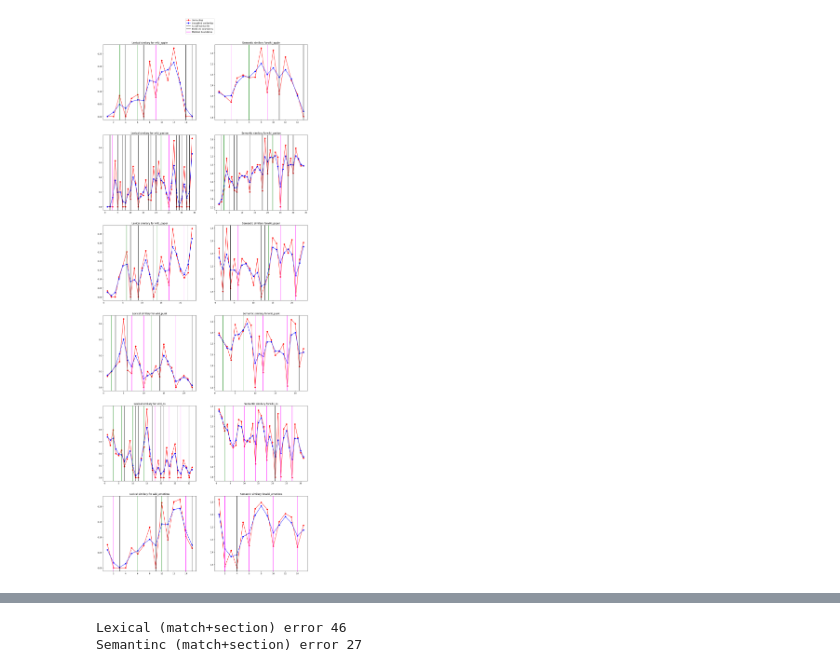
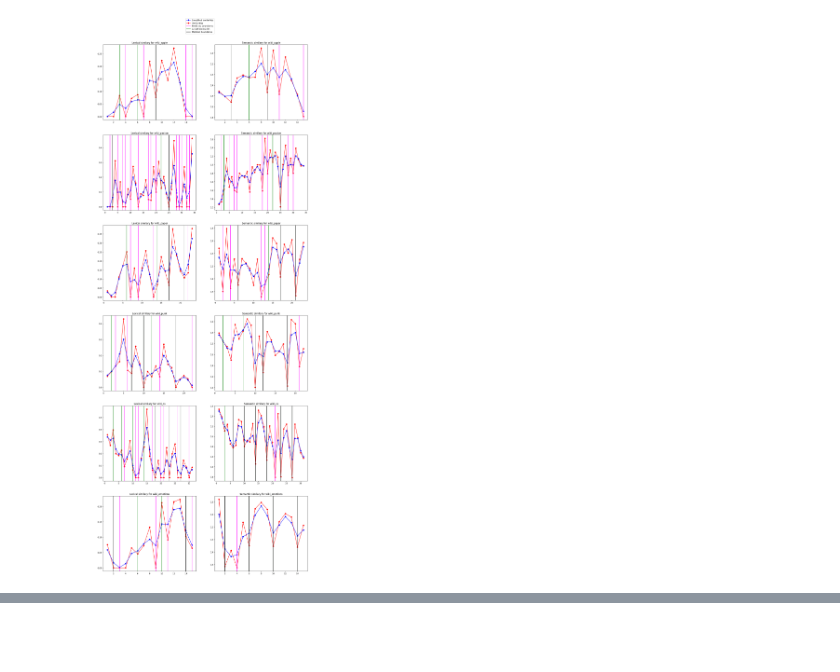
Before and after one commit to daniel-haures/natural-language-procesing, a Jupyter notebook: 3_Project/text_tilling.ipynb, the cells around one changed output, grey strips where cells are left out. Drawn from its saved outputs; the diff is of its cells as text; code cells hidden in the pictures; blank space fills up the shorter version.

```diff
--- a/3_Project/text_tilling.ipynb
+++ b/3_Project/text_tilling.ipynb
@@ -172,83 +193,64 @@ for doc in docs:
     doc_splitted=doc_t.split('<SENTENCE_SEP>')
     docs_sent_by_sent.append(doc_splitted)
 # %%
+#Numero di frasi contenute in ogni blocco
+N_BLOCK=1
+#Valore che regola il livello di smoothing del similarity score
+SMOOTH=0.7
+#Valore che regola se un depthscore venga considerato come boundary o meno (mean-std/SECTION_SENS)
+SECTION_SENS=2
 
-#In entrambi impostare N_BLOCK a 3 peggiora le prestazioni
-#
-#numero di frasi considerate in un blocco
-#1 0.7 2 (47 25)
-#1 0.7 1 (50 30)
-#3 0.2 0.5
-N_BLOCK=1
-SMOOTH=0.7
-SECTION_SENS=2
+#Genera (len(docs))*2 sotto grafici
+figure, axis = plt.subplots(len(docs), 2)
+figure.set_size_inches(18.5, 8*(len(docs)))
 
 
 boundaries_list=[]
 boundaries_error_list=[]
-
-figure, axis = plt.subplots(len(docs), 2)
-figure.set_size_inches(18.5, 8*(len(docs)))
 
 for DOC_NUM in range(0,len(docs)):
 
     doc=docs_sent_by_sent[DOC_NUM]
     blocks = extrack_blocks(N_BLOCK, doc)
 
+    #Calcola la similarità per ciascun blocco
     lexical_similarities=[]
     transformer_similarities=[]
     for i in range(0,len(blocks)-1):
-        print(blocks[i])
-        print(blocks[i+1])
 
-        lex_similarity=cosine_similarity(blocks[i],blocks[i+1])
+        lex_similarity=lexical_similarity_fun(blocks[i],blocks[i+1])
         lexical_similarities.append(lex_similarity)
-        bert_similarity=sentence_transformer_similarity(blocks[i],blocks[i+1])
+        bert_similarity=semantic_similarity_fun(blocks[i],blocks[i+1])
         transformer_similarities.append(bert_similarity)
 
+    #Applica il filtro gaussiano agli score di similarità
     smoothed_lexical_similarities=gaussian_filter1d(lexical_similarities, sigma=SMOOTH)
     smoothed_transformer_similarities=gaussian_filter1d(transformer_similarities, sigma=SMOOTH)
 
-
-
-
+    #Estrai i tagli e calcola l'errore per la similarità lessicale
     boundaries_lex=get_boundaries(smoothed_lexical_similarities,N_BLOCK,SECTION_SENS)
     boundaries_error_lex=boundaries_error(docs_sections[DOC_NUM],boundaries_lex)
 
+    #Estrai i tagli e calcola l'errore per la similarità semantica
     boundaries_emb=get_boundaries(smoothed_transformer_similarities,N_BLOCK,SECTION_SENS)
     boundaries_error_emb=boundaries_error(docs_sections[DOC_NUM],boundaries_emb)
 
+    #Salva i risultati come tuple (lexical output, semantic output)
     boundaries_list.append((boundaries_lex,boundaries_emb))
     boundaries_error_list.append((boundaries_error_lex,boundaries_error_emb))
 
-
-    plot_similiraty(axis[DOC_NUM][0],lexical_similarities,smoothed_lexical_similarities,docs_sections[DOC_NUM],boundaries_lex,N_BLOCK,name="Lexical similary for "+doc_names[DOC_NUM])
-    plot_similiraty(axis[DOC_NUM][1],transformer_similarities,smoothed_transformer_similarities,docs_sections[DOC_NUM],boundaries_emb,N_BLOCK,name="Semantic similary for"+doc_names[DOC_NUM])
+    #Visualizza i risultati in due grafi per ciascun approccio
+    plot_similiraty(axis[DOC_NUM][0],lexical_similarities,smoothed_lexical_similarities,docs_sections[DOC_NUM],boundaries_lex,N_BLOCK,name_tag="Lexical similary for "+doc_names[DOC_NUM])
+    plot_similiraty(axis[DOC_NUM][1],transformer_similarities,smoothed_transformer_similarities,docs_sections[DOC_NUM],boundaries_emb,N_BLOCK,name_tag="Semantic similary for "+doc_names[DOC_NUM])
 
 
-
-figure.legend(['Similarities','Smoothed similarities','Actual boundaries','Predicted boundaries','Matched boundaries'],bbox_to_anchor=(0.55, 0.92))
+legend_handles, labels = axis[4][1].get_legend_handles_labels()
+label_to_handle = dict(zip(labels, legend_handles))
+unique_labels = set(labels)
+filtered_handles = []
+for label in unique_labels:
+    if label in label_to_handle:
+        filtered_handles.append(label_to_handle[label])
+figure.legend(filtered_handles, list(unique_labels),bbox_to_anchor=(0.55,0.92))
 plt.show()
-
-
-
-errors = {'document': ['apple','paxton', 'paper', 'punk','computer science','emotions'],
-          'lexical_match_error': [i[0] for i in boundaries_error_list],
-          'semantic_match_error':  [i[1] for i in boundaries_error_list],
-          'lexical_number_of_section_error':  [abs(len(boundaries_list[i][0])-len(docs_sections[i])) for i in range(0,len(docs))] ,
-          'semantic_number_of_section_error':  [abs(len(boundaries_list[i][1])-len(docs_sections[i])) for i in range(0,len(docs))]
-          }
-
-pd_errors=pd.DataFrame(errors)
-total= pd_errors.sum(numeric_only=True, axis=0)
-pd_errors.loc[len(pd_errors.index)] = ['TOTAL', total['lexical_match_error'], total['semantic_match_error'],total['lexical_number_of_section_error'],total['semantic_number_of_section_error']]
-
-display(pd_errors)
-
-print("Lexical (match+section) error " + str(total['lexical_match_error']+total['lexical_number_of_section_error']))
-print("Semantinc (match+section) error " + str(total['semantic_match_error']+total['semantic_number_of_section_error']))
-
-
-boundaries_to_pd = {'document': ['apple','paxton', 'paper', 'punk','computer science','emotions'], 'lexical_predicted_boundaries': [i[0] for i in boundaries_list],'semantic_predicted_boundaries':  [i[1] for i in boundaries_list],'real_boundaries':  docs_sections}
-display(pd.DataFrame(boundaries_to_pd))
 # %% [output]
@@ -272 +257 @@ display(pd.DataFrame(boundaries_to_pd))
-[figure, old version]
+[figure, new version]
@@ -281,2 +257,0 @@ display(pd.DataFrame(boundaries_to_pd))
-Lexical (match+section) error 46
-Semantinc (match+section) error 27
```
Also changed, not shown: parts of 4 cells of this notebook, 3 other files.
